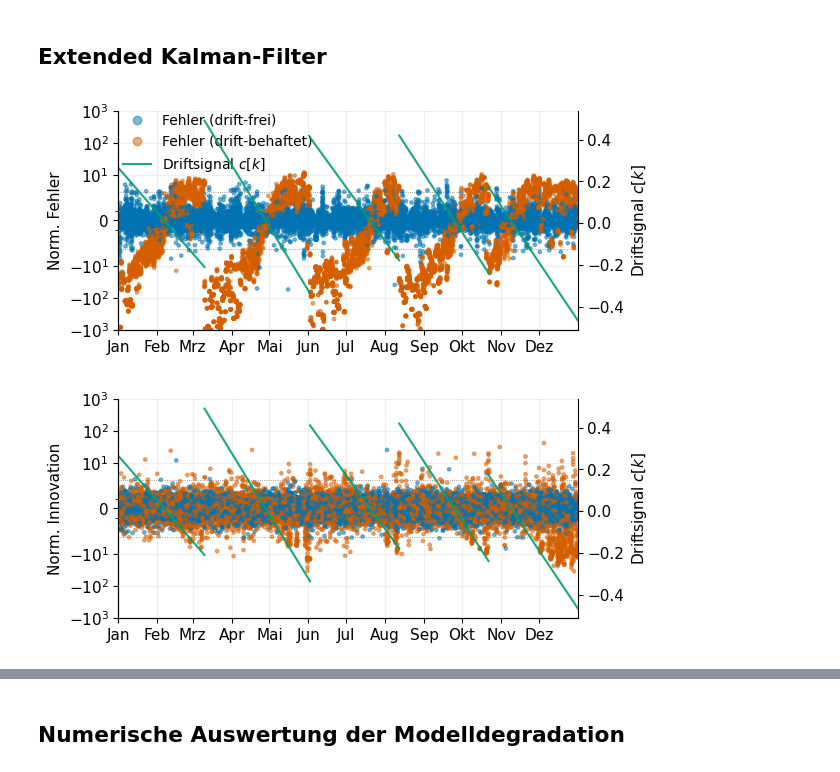
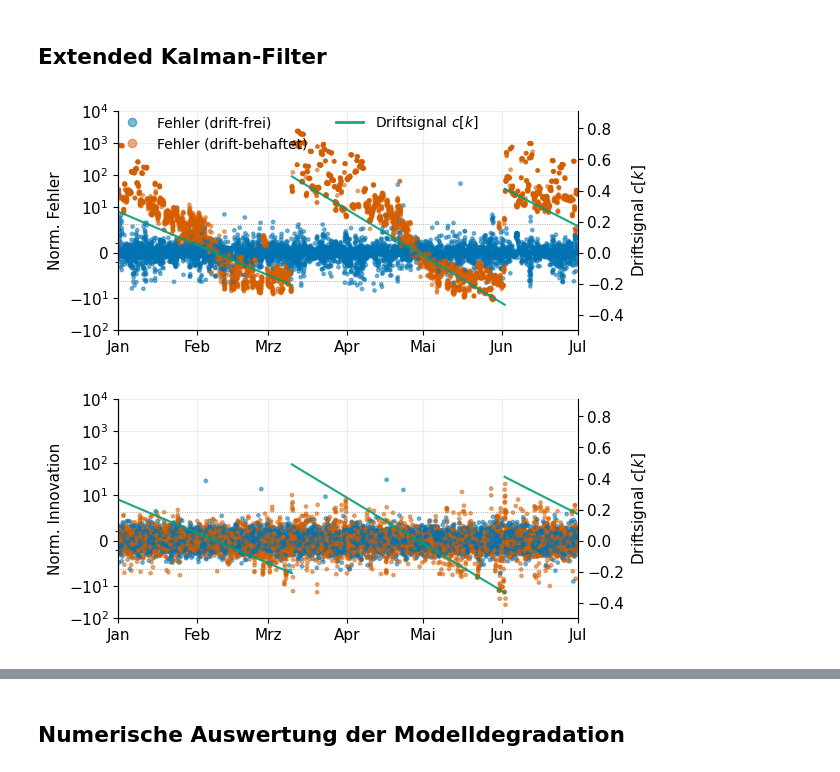
Before and after one commit to marijan-p/process_optimization_concept_drift, a Jupyter notebook: ipynb/synthetic_data/syn_model.ipynb, the cells around one changed output, grey strips where cells are left out. Saved outputs shown, nothing was run; the diff lists cells and outputs as text; code cells hidden in the pictures.

```diff
--- a/ipynb/synthetic_data/syn_model.ipynb
+++ b/ipynb/synthetic_data/syn_model.ipynb
@@ -167,7 +167,7 @@ if not _test_data_loaded_from_cache:
     test_features_scaled = X_scaler.transform(test_features)
 
     y_pred = y_scaler.inverse_transform(model.predict(test_features_scaled)).ravel()
-    pred_error = y_pred - test_labels
+    pred_error = test_labels - y_pred
 # %%
 if not _test_data_loaded_from_cache:
     test_data = test_data.copy()
@@ -186,7 +186,7 @@ if not _test_data_loaded_from_cache:
     test_features_scaled_cd = X_scaler.transform(test_features_cd)
 
     y_pred_cd = y_scaler.inverse_transform(model.predict(test_features_scaled_cd)).ravel()
-    pred_error_cd = y_pred_cd - test_labels_cd
+    pred_error_cd = test_labels_cd - y_pred_cd
 # %%
 if not _test_data_loaded_from_cache:
     test_data = test_data.copy()
@@ -305,83 +305,37 @@ if not _test_data_loaded_from_cache:
 if not _test_data_loaded_from_cache:
     data_store.save(test_data, "data_test", model_cfg)
 # %%
-import locale
 import pandas as pd
 import matplotlib.pyplot as plt
-import matplotlib.dates as mdates
-from matplotlib.lines import Line2D
 from src.utils import thesis_style as ts
 
-try:
-    locale.setlocale(locale.LC_TIME, 'de_DE.UTF-8')
-except locale.Error:
-    pass
-
-C_BASE, C_CD, C_DRIFT = ts.C["drift_free"], ts.C["drift_afflicted"], ts.C["drift_signal"]
 PLOT_END = pd.Timestamp("1970-07-01")
-td = test_data.loc[:]
-cd_scaled = td["cd"].values
+td = test_data.loc[:PLOT_END]
 
 models = [
     ("mlp", "Norm. Fehler",     "pred_error_norm", "pred_error_norm_cd"),
     ("kf",  "Norm. Innovation", "kf_innov_norm",   "kf_innov_norm_cd"),
     ("ekf", "Norm. Innovation", "ekf_innov_norm",  "ekf_innov_norm_cd"),
 ]
 
 rng_plot = np.random.default_rng(SEED)
 
 for j, (name, ylabel, col_base, col_cd) in enumerate(models):
-    fig, ax = plt.subplots(figsize=(ts.fig_width(), ts.fig_width(0.45)))
-
-    ax.axhline( 3, color="gray", lw=0.6, ls=":", zorder=1)
-    ax.axhline(-3, color="gray", lw=0.6, ls=":", zorder=1)
-
-    xs, ys, cs = [], [], []
-    for col, color in [(col_base, C_BASE), (col_cd, C_CD)]:
-        m = rng_plot.random(len(td)) < 0.02
-        xs.append(td.index[m].to_numpy())
-        ys.append(td[col].values[m])
-        cs.append(np.full(m.sum(), color))
-    xs, ys, cs = np.concatenate(xs), np.concatenate(ys), np.concatenate(cs)
-    order = rng_plot.permutation(len(xs))
-    ax.scatter(xs[order], ys[order], c=cs[order],
-               s=6, alpha=0.5, zorder=3, rasterized=True)
-
-    ax2 = ax.twinx()
-    cut = np.flatnonzero(np.diff(cd_scaled) > 0) + 1
-    for i, (a, b) in enumerate(zip(np.r_[0, cut], np.r_[cut, len(cd_scaled)])):
-        ax2.plot(td.index[a:b], cd_scaled[a:b],
-                 label='Driftsignal $c[k]$' if i == 0 else None,
-                 **ts.line("drift_signal", linewidth=1.5))
-    ax2.set_ylabel('Driftsignal $c[k]$')
-    ax2.spines["right"].set_visible(True)
-    ax2.spines["top"].set_visible(False)
-
-    ax.set_yscale("symlog", linthresh=3, linscale=0.8)
-    ax.set_ylim(-1e3, 1e3)
-    ax.set_yticks([-1e3, -1e2, -1e1, 0, 1e1, 1e2, 1e3])
-    ax.set_yticklabels([r"$-10^3$", r"$-10^2$", r"$-10^1$", r"$0$",
-                    r"$10^1$", r"$10^2$", r"$10^3$"])
-    ax.set_ylabel(ylabel)
-    ax.margins(x=0)
-    ax.grid(True, alpha=0.2)
-    ax.xaxis.set_major_locator(mdates.MonthLocator(interval=1))
-    ax.xaxis.set_major_formatter(mdates.DateFormatter('%b'))
-    if j == len(models) - 1:
-        ax.set_xlabel('Zeit $t$ [Monate]')
-
-    if j == 0:
-        proxies = [Line2D([0], [0], marker='o', linestyle='', color=C_BASE, label='$e$ (drift-frei)'),
-                   Line2D([0], [0], marker='o', linestyle='', color=C_CD,   label='$e$ (drift-behaftet)')]
-        lines2, labels2 = ax2.get_legend_handles_labels()
-        for p in proxies:
-            p.set_alpha(0.5)
-        ax.legend(proxies + lines2, ['Fehler (drift-frei)', 'Fehler (drift-behaftet)'] + labels2,
-              bbox_to_anchor = [0.45, 0.85], loc='center right', markerscale=1, frameon=False)
-
+    fig, ax, ax2 = ts.error_timeseries(
+        td.index,
+        [(td[col_base].values, "drift_free",      "Fehler (drift-frei)"),
+         (td[col_cd].values,   "drift_afflicted", "Fehler (drift-behaftet)")],
+        cd=td["cd"].values,
+        ylabel=ylabel,
+        xlabel="Zeit $t$ [Monate]" if j == len(models) - 1 else None,
+        ylim=(-1e2, 1e4), frac=0.02, rng=rng_plot,
+        cd_amp=0.5, cd_tick_step=0.2, height_scale=0.45,
+        legend=dict(bbox_to_anchor=[0.81, 0.9], loc="center right", ncols=2,
+                    markerscale=1) if j == 0 else False,
+    )
     fig.tight_layout()
     plot_store.save_figure(fig, f"model_error_{name}", model_cfg, final=IS_FINAL, savefig_kwargs={"dpi": 300}, archive_kwargs={"dpi": 300})
     plt.show()
 # %% [output]
-[figure, old version]
+[figure, new version]
-[figure, old version]
+[figure, new version]
```
Also changed, not shown: parts of 4 cells of this notebook, 5 other files.
